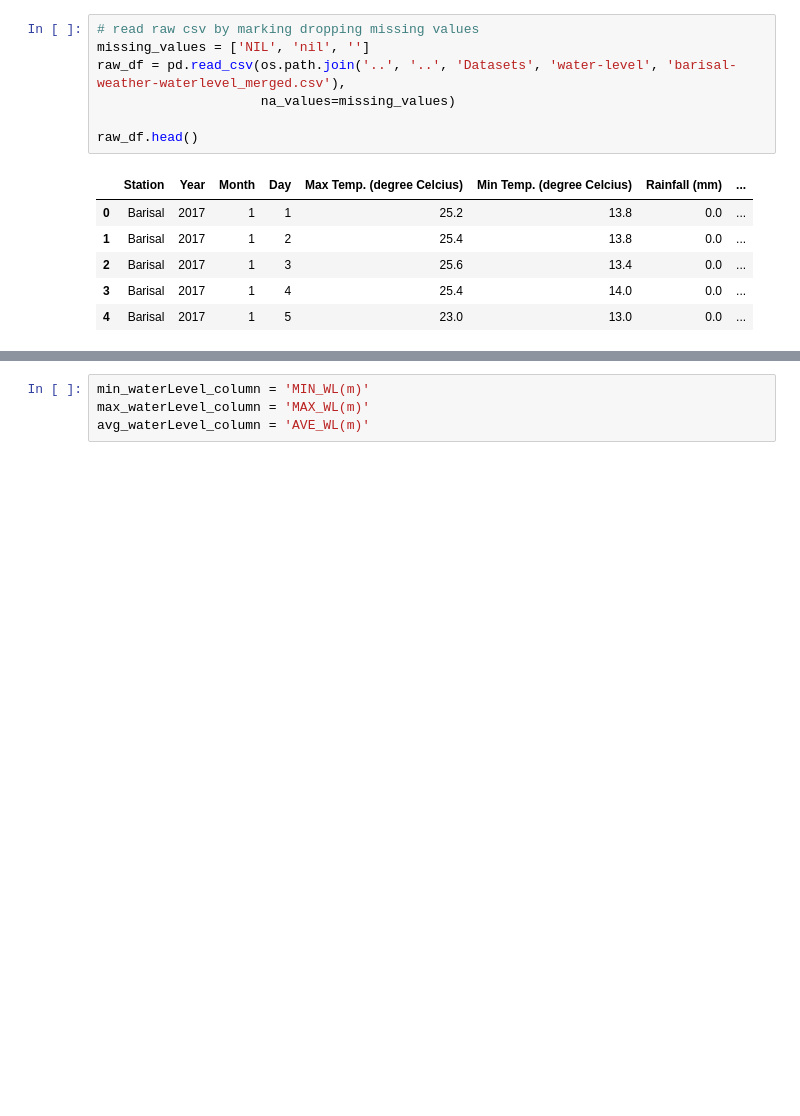
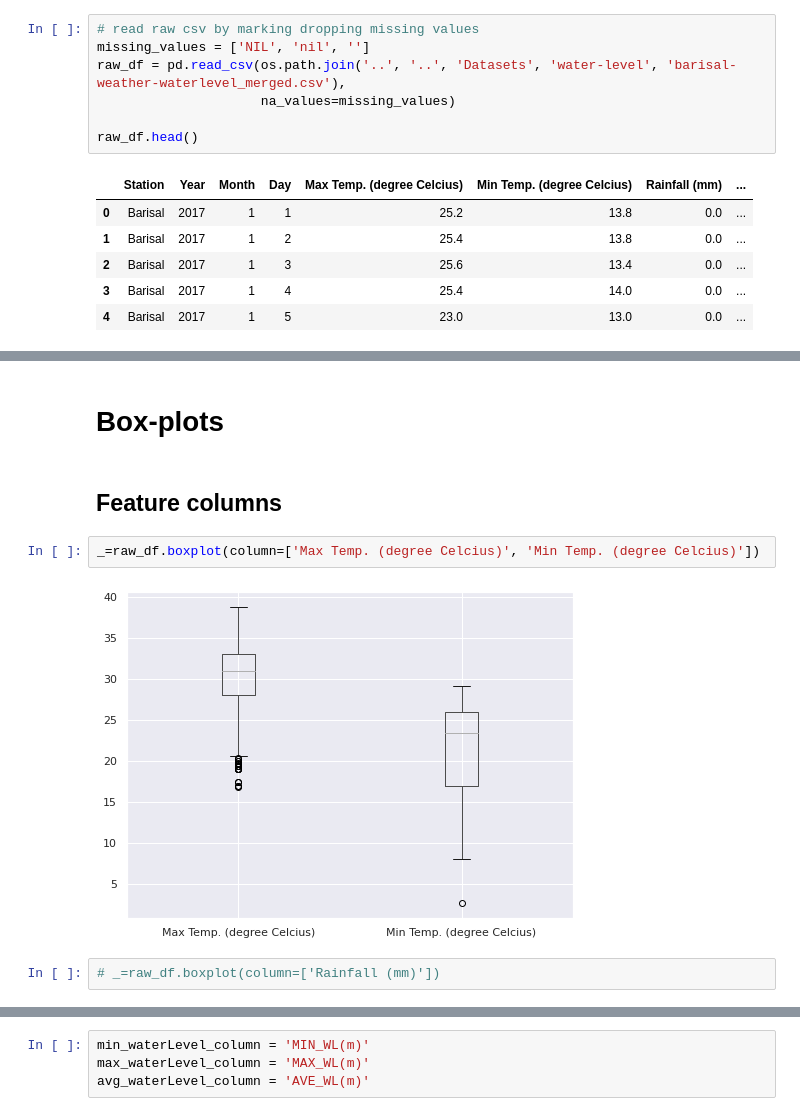
Before and after one commit to RifatIslamOmio/Weather-WaterLevel-Prediction-ML, a Jupyter notebook: Notebooks/waterlevel-dataset/waterlevel-eda.ipynb, the cells around one changed output, grey strips where cells are left out. Cells and saved outputs as stored; diff of their text form; blank space fills up the shorter version.

```diff
--- a/Notebooks/waterlevel-dataset/waterlevel-eda.ipynb
+++ b/Notebooks/waterlevel-dataset/waterlevel-eda.ipynb
@@ -76,0 +81,10 @@ Name: Month, dtype: int64
+# %% [markdown]
+# Box-plots
+# %% [markdown]
+## Feature columns
+# %%
+_=raw_df.boxplot(column=['Max Temp. (degree Celcius)', 'Min Temp. (degree Celcius)'])
+# %% [output]
+[figure, added]
+# %%
+# _=raw_df.boxplot(column=['Rainfall (mm)'])
```
Also changed, not shown: parts of 29 cells of this notebook.
